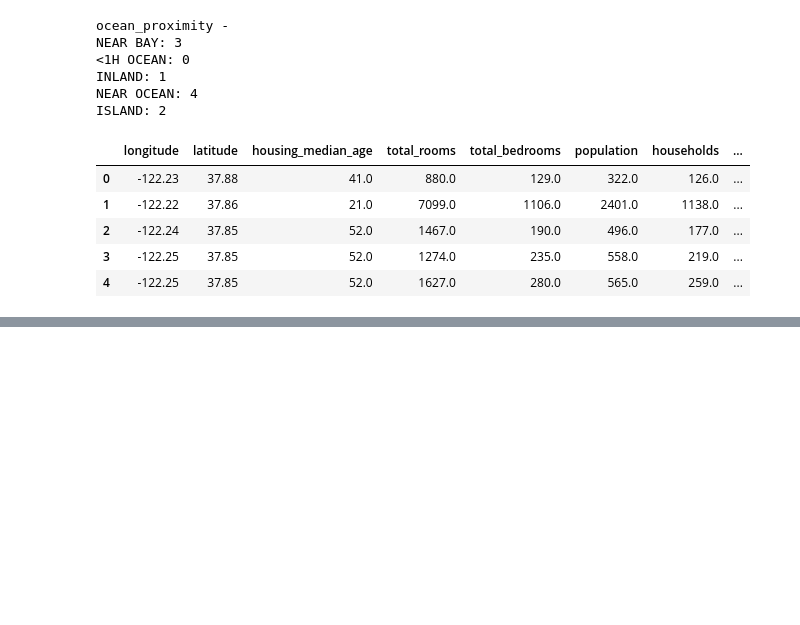
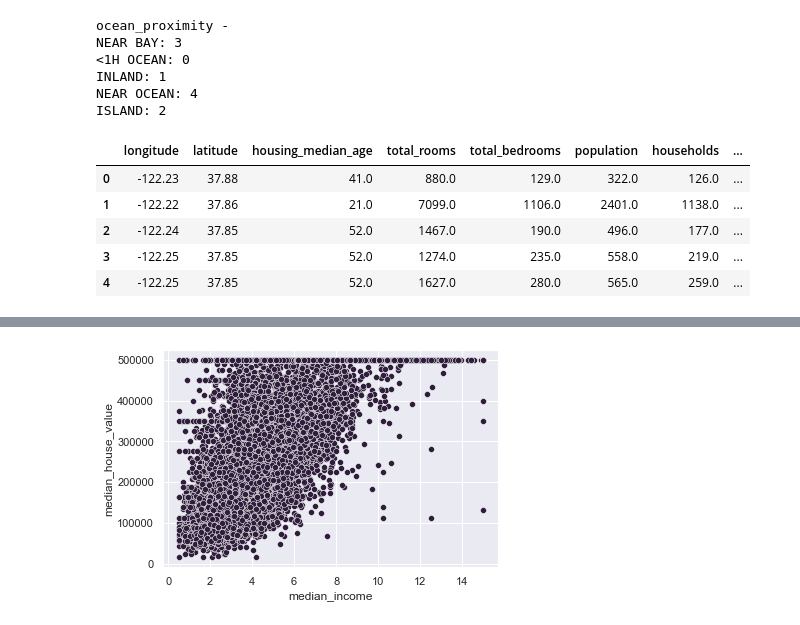
Before and after one commit to chronooo/TensorFlow-Project, a Jupyter notebook: Main/main2.ipynb, the cells around one changed output, grey strips where cells are left out. Saved outputs shown, nothing was run; the diff lists cells and outputs as text; code cells hidden in the pictures; blank space fills up the shorter version.

```diff
--- a/Main/main2.ipynb
+++ b/Main/main2.ipynb
@@ -236,0 +263,5 @@ Epoch 10/10
+# %%
+scatplot = sns.scatterplot(data=df, x = "median_income", y ="median_house_value")
+fig = scatplot.get_figure()
+# %% [output]
+[figure, added]
```
Also changed, not shown: parts of 8 cells of this notebook, 6 other files.
